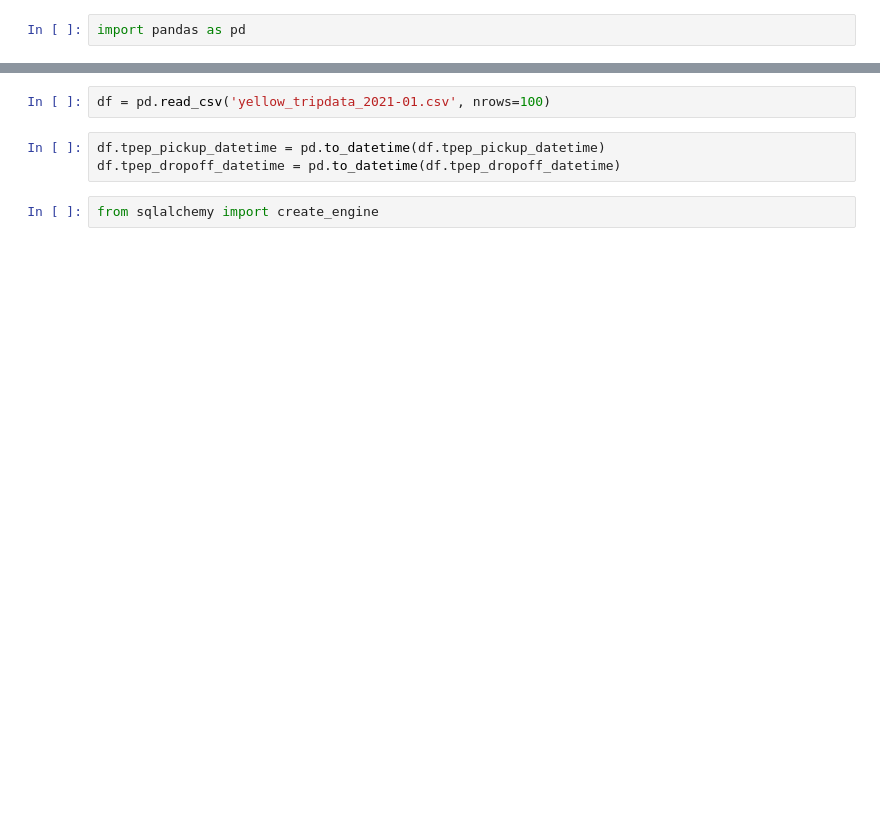
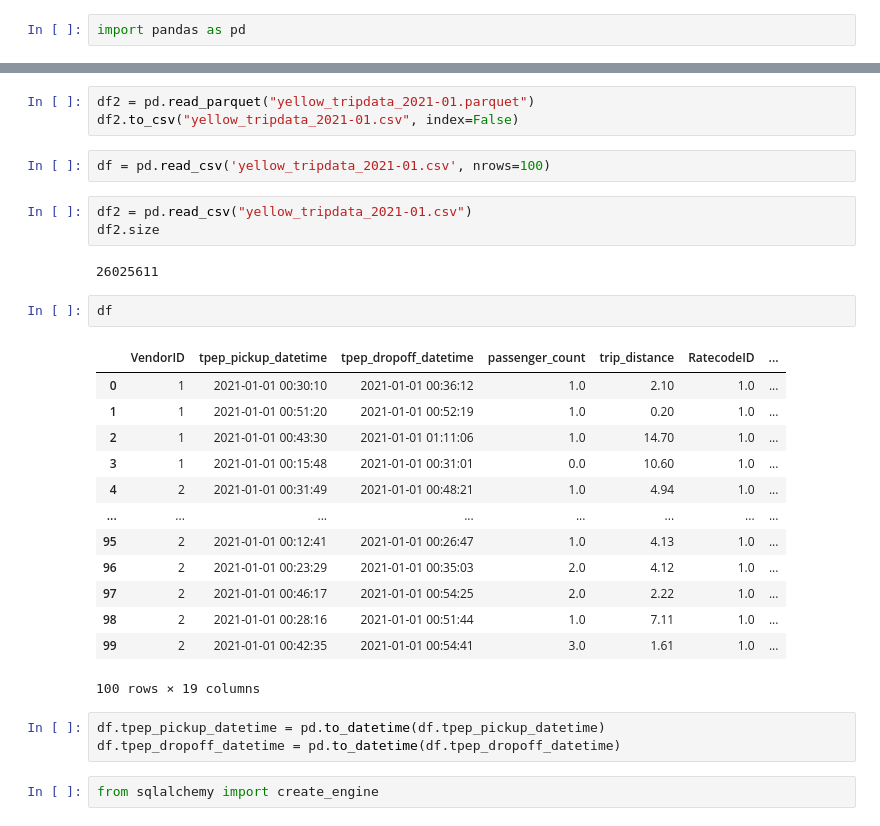
Before and after one commit to DataTalksClub/data-engineering-zoomcamp, a Jupyter notebook: week_1_basics_n_setup/2_docker_sql/upload-data.ipynb, the cells around one changed output, grey strips where cells are left out. Drawn from its saved outputs; the diff is of its cells as text; blank space fills up the shorter version.

```diff
--- a/week_1_basics_n_setup/2_docker_sql/upload-data.ipynb
+++ b/week_1_basics_n_setup/2_docker_sql/upload-data.ipynb
@@ -7,5 +7,29 @@ pd.__version__
 # %%
-df = pd.read_csv('yellow_tripdata_2021-01.csv', nrows=100)
+df2 = pd.read_parquet("yellow_tripdata_2021-01.parquet")
+df2.to_csv("yellow_tripdata_2021-01.csv", index=False)
+# %%
+df = pd.read_csv('yellow_tripdata_2021-01.csv', nrows=100)
+# %%
+df2 = pd.read_csv("yellow_tripdata_2021-01.csv")
+df2.size
+# %% [output]
+26025611
+# %%
+df
+# %% [output]
+|  | VendorID | tpep_pickup_datetime | tpep_dropoff_datetime | passenger_count | trip_distance | RatecodeID | ... |
+| 0 | 1 | 2021-01-01 00:30:10 | 2021-01-01 00:36:12 | 1.0 | 2.10 | 1.0 | ... |
+| 1 | 1 | 2021-01-01 00:51:20 | 2021-01-01 00:52:19 | 1.0 | 0.20 | 1.0 | ... |
+| 2 | 1 | 2021-01-01 00:43:30 | 2021-01-01 01:11:06 | 1.0 | 14.70 | 1.0 | ... |
+| 3 | 1 | 2021-01-01 00:15:48 | 2021-01-01 00:31:01 | 0.0 | 10.60 | 1.0 | ... |
+| 4 | 2 | 2021-01-01 00:31:49 | 2021-01-01 00:48:21 | 1.0 | 4.94 | 1.0 | ... |
+| ... | ... | ... | ... | ... | ... | ... | ... |
+| 95 | 2 | 2021-01-01 00:12:41 | 2021-01-01 00:26:47 | 1.0 | 4.13 | 1.0 | ... |
+| 96 | 2 | 2021-01-01 00:23:29 | 2021-01-01 00:35:03 | 2.0 | 4.12 | 1.0 | ... |
+| 97 | 2 | 2021-01-01 00:46:17 | 2021-01-01 00:54:25 | 2.0 | 2.22 | 1.0 | ... |
+| 98 | 2 | 2021-01-01 00:28:16 | 2021-01-01 00:51:44 | 1.0 | 7.11 | 1.0 | ... |
+| 99 | 2 | 2021-01-01 00:42:35 | 2021-01-01 00:54:41 | 3.0 | 1.61 | 1.0 | ... |
+100 rows × 19 columns
 # %%
 df.tpep_pickup_datetime = pd.to_datetime(df.tpep_pickup_datetime)
 df.tpep_dropoff_datetime = pd.to_datetime(df.tpep_dropoff_datetime)
```
Also changed, not shown: parts of 10 cells of this notebook, 6 other files.
